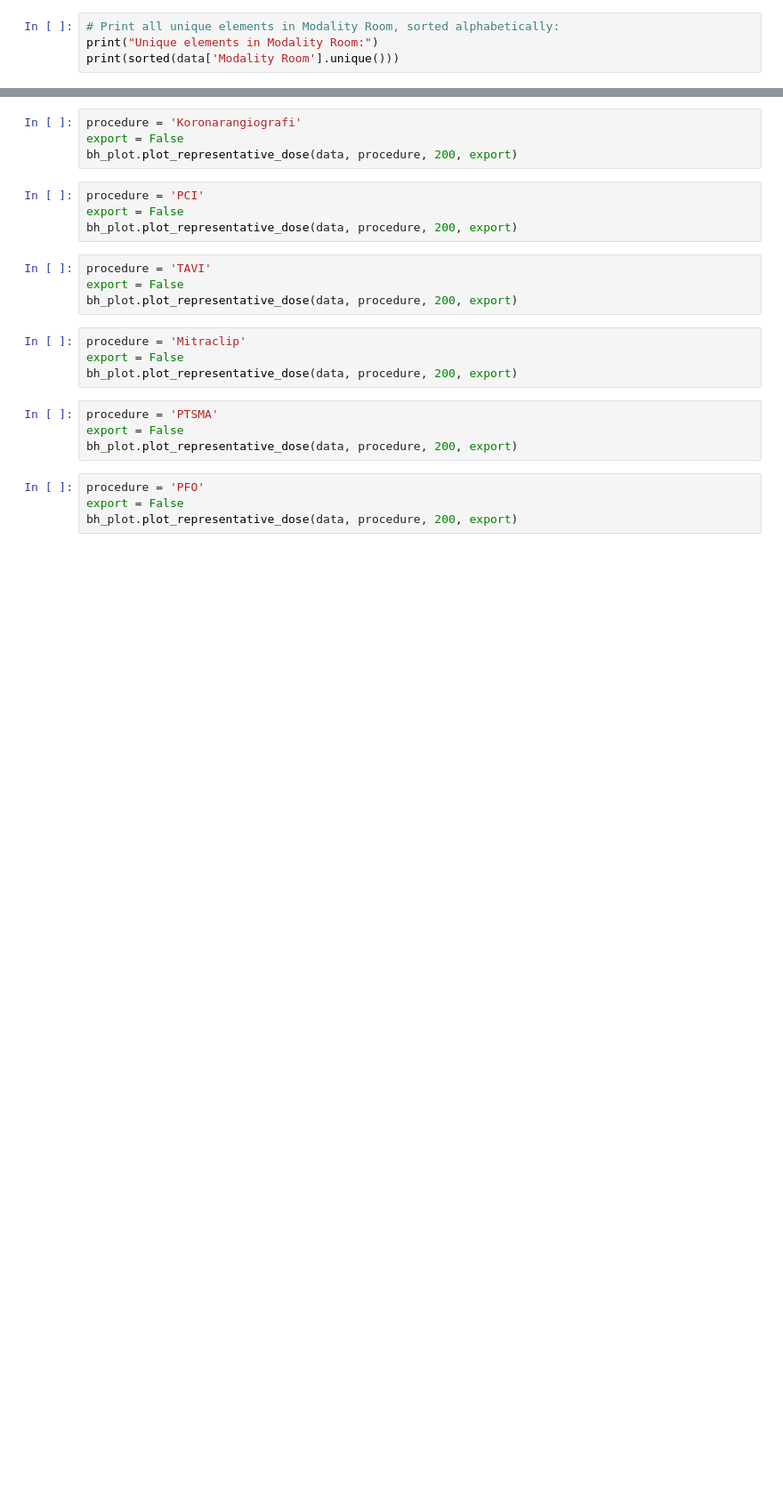
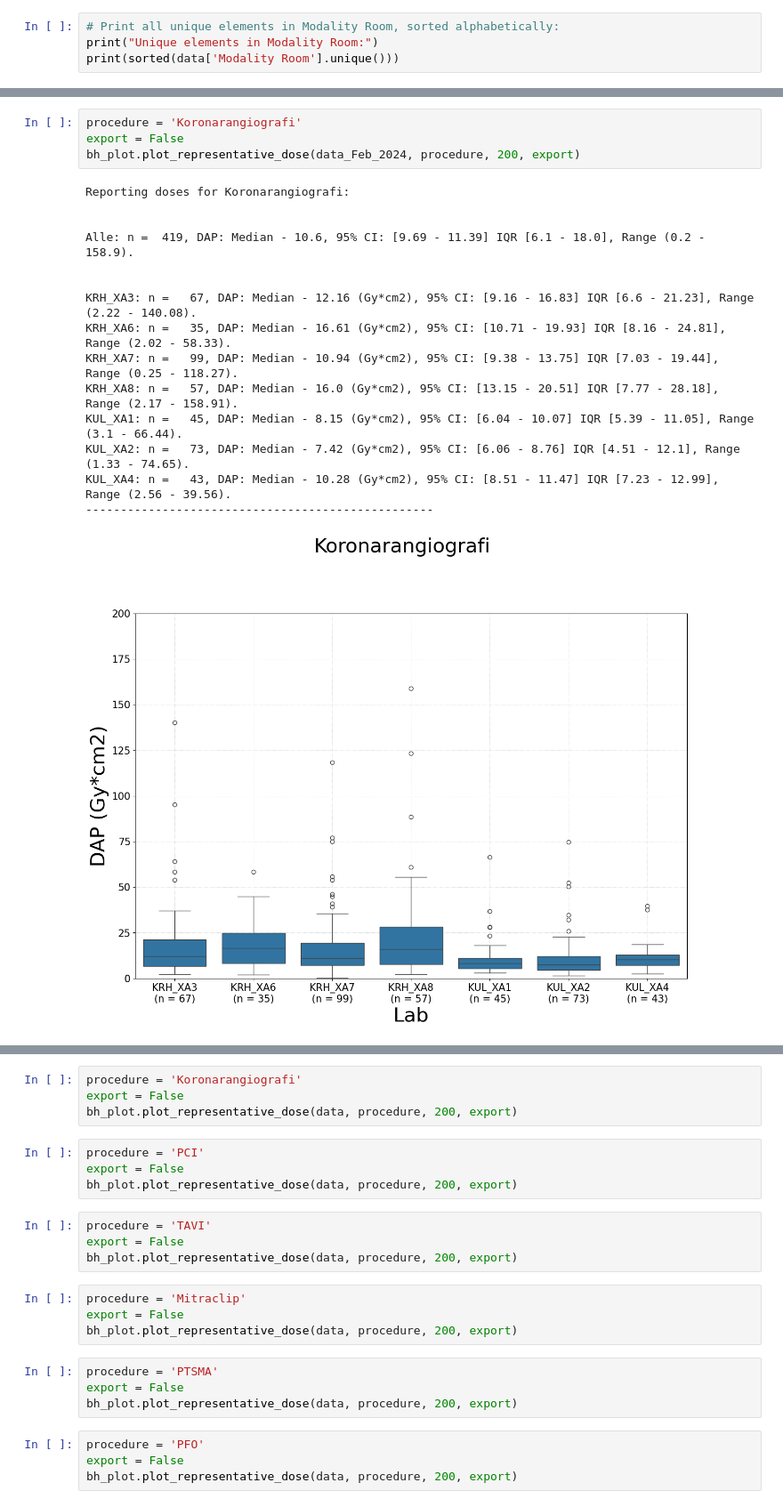
Before and after one commit to bjornhel/XA_DoseAnalysis, a Jupyter notebook: Code/script_xa_dsa_kardiologi.ipynb, the cells around one changed output, grey strips where cells are left out. Shown at 89% size. Drawn from its saved outputs; the diff is of its cells as text; blank space fills up the shorter version.

```diff
--- a/Code/script_xa_dsa_kardiologi.ipynb
+++ b/Code/script_xa_dsa_kardiologi.ipynb
@@ -46,0 +167,20 @@ data = bh_map.map_procedures(data, mapping_dict, True)
+# %%
+procedure = 'Koronarangiografi'
+export = False
+bh_plot.plot_representative_dose(data_Feb_2024, procedure, 200, export)
+# %% [output]
+Reporting doses for Koronarangiografi:
+
+
+Alle: n =  419, DAP: Median - 10.6, 95% CI: [9.69 - 11.39] IQR [6.1 - 18.0], Range (0.2 - 158.9).
+
+
+KRH_XA3: n =   67, DAP: Median - 12.16 (Gy*cm2), 95% CI: [9.16 - 16.83] IQR [6.6 - 21.23], Range (2.22 - 140.08).
+KRH_XA6: n =   35, DAP: Median - 16.61 (Gy*cm2), 95% CI: [10.71 - 19.93] IQR [8.16 - 24.81], Range (2.02 - 58.33).
+KRH_XA7: n =   99, DAP: Median - 10.94 (Gy*cm2), 95% CI: [9.38 - 13.75] IQR [7.03 - 19.44], Range (0.25 - 118.27).
+KRH_XA8: n =   57, DAP: Median - 16.0 (Gy*cm2), 95% CI: [13.15 - 20.51] IQR [7.77 - 28.18], Range (2.17 - 158.91).
+KUL_XA1: n =   45, DAP: Median - 8.15 (Gy*cm2), 95% CI: [6.04 - 10.07] IQR [5.39 - 11.05], Range (3.1 - 66.44).
+KUL_XA2: n =   73, DAP: Median - 7.42 (Gy*cm2), 95% CI: [6.06 - 8.76] IQR [4.51 - 12.1], Range (1.33 - 74.65).
+KUL_XA4: n =   43, DAP: Median - 10.28 (Gy*cm2), 95% CI: [8.51 - 11.47] IQR [7.23 - 12.99], Range (2.56 - 39.56).
+--------------------------------------------------
+[figure, added]
```
Also changed, not shown: parts of 10 cells of this notebook, 2 other files.
